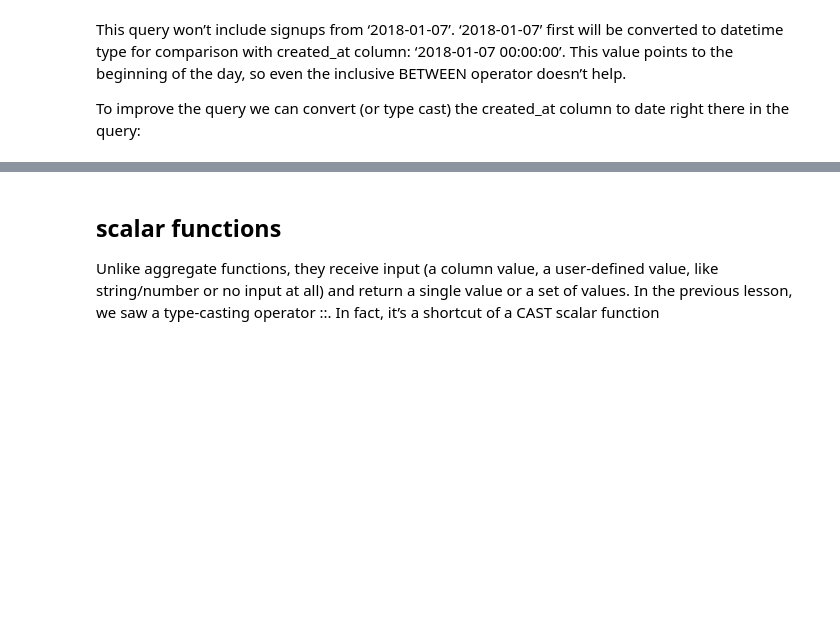
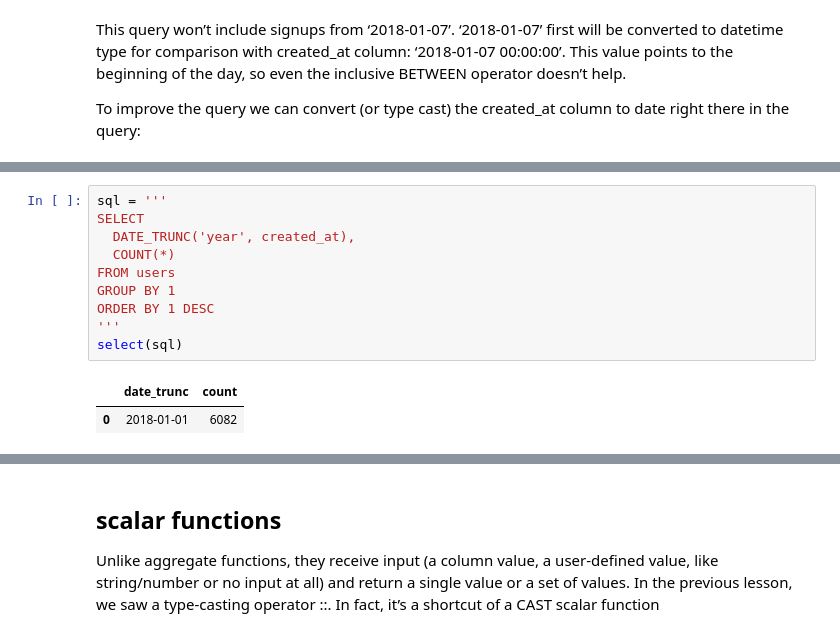
Before and after one commit to ivekhov/sql-kata, a Jupyter notebook: sql_habit/Scripts/1_intro.ipynb, the cells around one changed output, grey strips where cells are left out. Drawn from its saved outputs; the diff is of its cells as text; blank space fills up the shorter version.

```diff
--- a/sql_habit/Scripts/1_intro.ipynb
+++ b/sql_habit/Scripts/1_intro.ipynb
@@ -316,0 +339,13 @@ ORDER BY created_at DESC;
+# %%
+sql = '''
+SELECT
+  DATE_TRUNC('year', created_at),
+  COUNT(*)
+FROM users
+GROUP BY 1
+ORDER BY 1 DESC
+'''
+select(sql)
+# %% [output]
+|  | date_trunc | count |
+| 0 | 2018-01-01 | 6082 |
```
Also changed, not shown: parts of 14 cells of this notebook, 2 other files.
